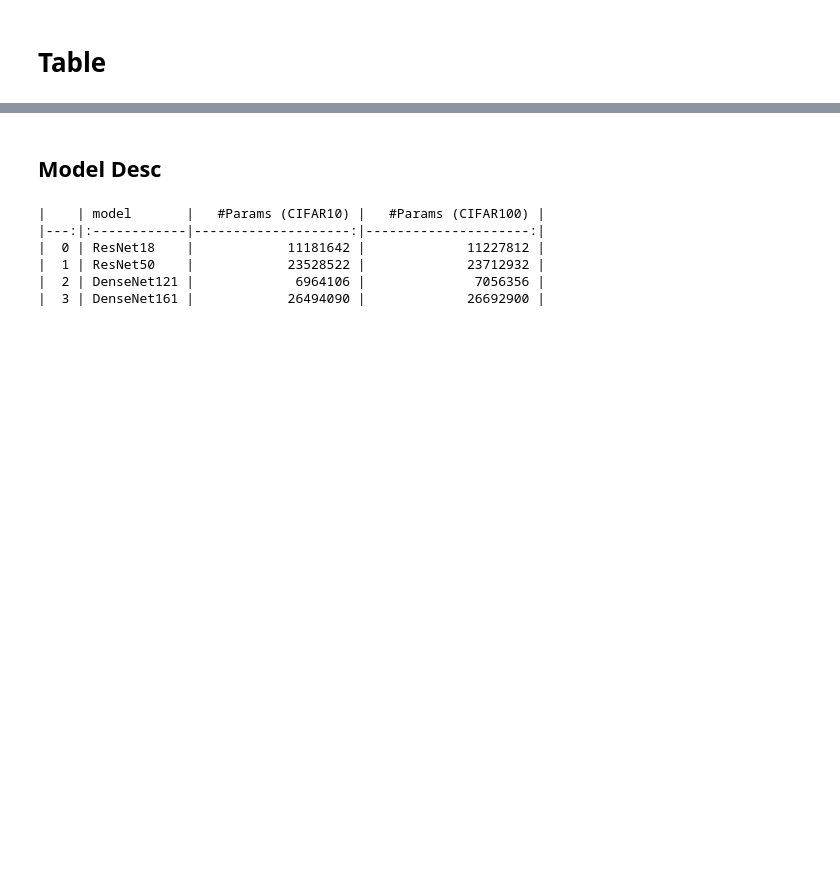
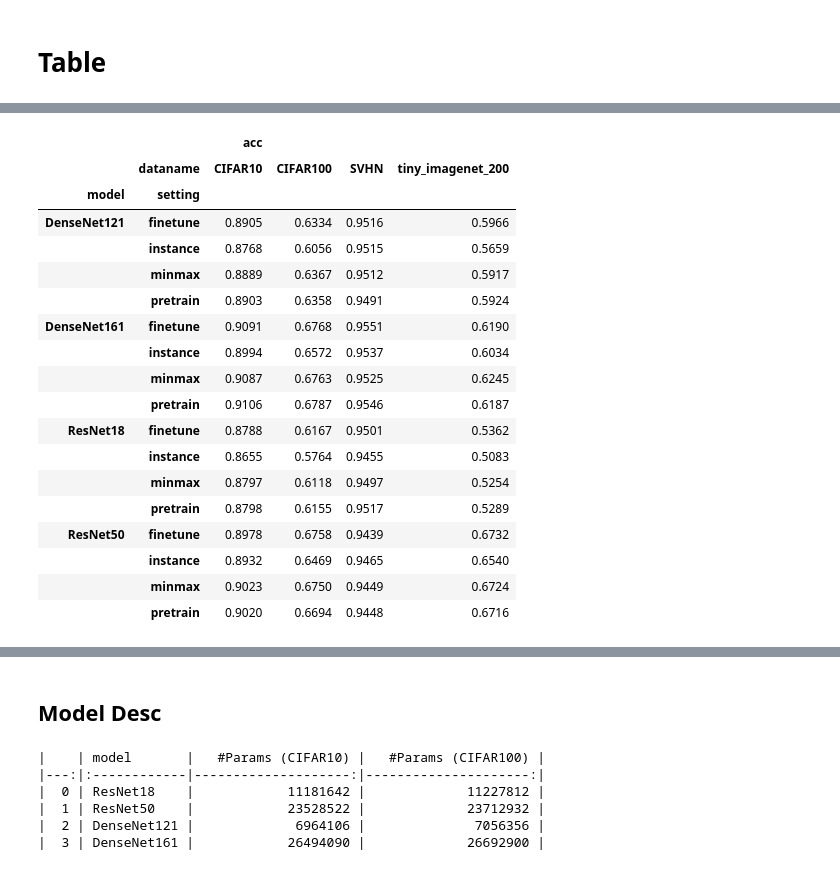
Before and after one commit to TooTouch/Normalization-Test, a Jupyter notebook: analysis.ipynb, the cells around one changed output, grey strips where cells are left out. Saved outputs shown, nothing was run; the diff lists cells and outputs as text; code cells hidden in the pictures; blank space fills up the shorter version.

```diff
--- a/analysis.ipynb
+++ b/analysis.ipynb
@@ -115,10 +211,32 @@ df_results['model'] = df_results['model'].map(name_map)
 
 # drop expname
 df_results = df_results.drop('expname', axis=1)
+
+df_results = df_results.set_index(['model','setting','dataname']).sort_index().unstack(level=2).round(4)
-# %%
-df_results = df_results.set_index(['model','setting','dataname']).sort_index().unstack(level=2)
 # %%
 df_results.to_csv('./assets/table1.csv')
+# %%
+df_results
+# %% [output]
+|  |  | acc |  |  |  |
+|  | dataname | CIFAR10 | CIFAR100 | SVHN | tiny_imagenet_200 |
+| model | setting |  |  |  |  |
+| DenseNet121 | finetune | 0.8905 | 0.6334 | 0.9516 | 0.5966 |
+|  | instance | 0.8768 | 0.6056 | 0.9515 | 0.5659 |
+|  | minmax | 0.8889 | 0.6367 | 0.9512 | 0.5917 |
+|  | pretrain | 0.8903 | 0.6358 | 0.9491 | 0.5924 |
+| DenseNet161 | finetune | 0.9091 | 0.6768 | 0.9551 | 0.6190 |
+|  | instance | 0.8994 | 0.6572 | 0.9537 | 0.6034 |
+|  | minmax | 0.9087 | 0.6763 | 0.9525 | 0.6245 |
+|  | pretrain | 0.9106 | 0.6787 | 0.9546 | 0.6187 |
+| ResNet18 | finetune | 0.8788 | 0.6167 | 0.9501 | 0.5362 |
+|  | instance | 0.8655 | 0.5764 | 0.9455 | 0.5083 |
+|  | minmax | 0.8797 | 0.6118 | 0.9497 | 0.5254 |
+|  | pretrain | 0.8798 | 0.6155 | 0.9517 | 0.5289 |
+| ResNet50 | finetune | 0.8978 | 0.6758 | 0.9439 | 0.6732 |
+|  | instance | 0.8932 | 0.6469 | 0.9465 | 0.6540 |
+|  | minmax | 0.9023 | 0.6750 | 0.9449 | 0.6724 |
+|  | pretrain | 0.9020 | 0.6694 | 0.9448 | 0.6716 |
 # %%
 print(df_results.reset_index().to_markdown())
 # %% [output]
```
Also changed, not shown: parts of 10 cells of this notebook.
